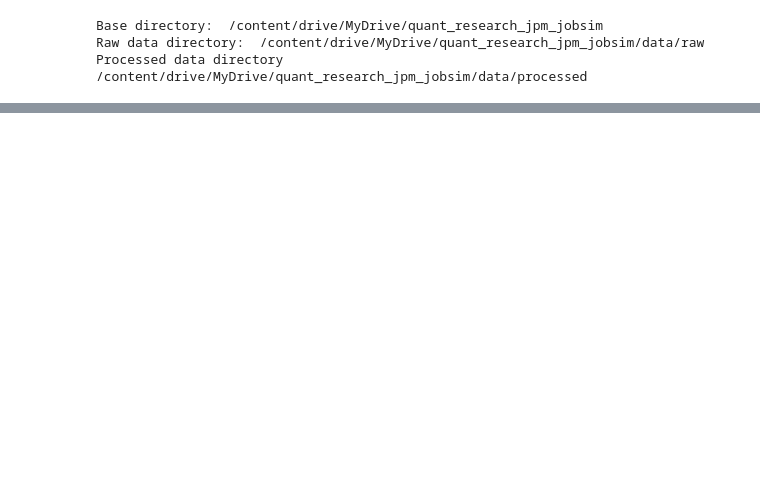
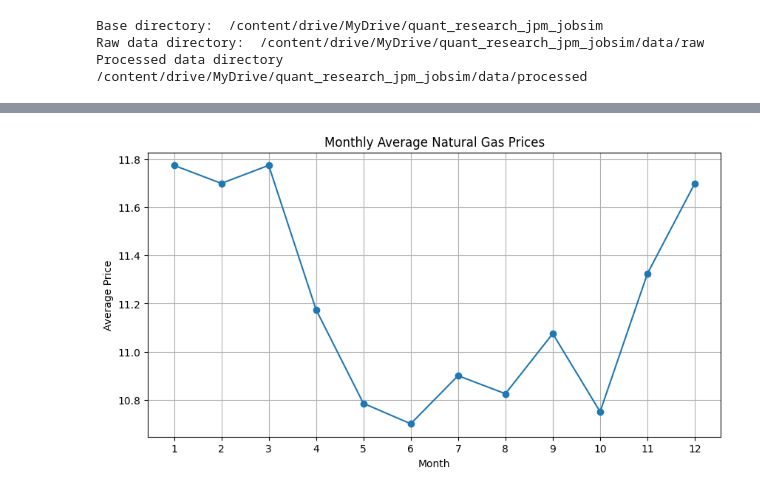
Before and after one commit to aniolarolas/quant-research-pricing-credit-risk, a Jupyter notebook: notebooks/01_gas_price_forecasting.ipynb, the cells around one changed output, grey strips where cells are left out. Saved outputs shown, nothing was run; the diff lists cells and outputs as text; code cells hidden in the pictures; blank space fills up the shorter version.

```diff
--- a/notebooks/01_gas_price_forecasting.ipynb
+++ b/notebooks/01_gas_price_forecasting.ipynb
@@ -27,0 +125,7 @@ import matplotlib.pyplot as plt
+# %%
+df["year"] = df["Dates"].dt.year
+df["month"] = df["Dates"].dt.month
+df["month_name"] = df["Dates"].dt.month_name()
+df["time_index"] = np.arange(len(df))
+
+df.head()
@@ -27,0 +141,3 @@ import matplotlib.pyplot as plt
+# %%
+monthly_avg = df.groupby("month")["Prices"].mean()
+monthly_avg
@@ -27,0 +160,11 @@ import matplotlib.pyplot as plt
+# %%
+plt.figure(figsize=(10, 5))
+plt.plot(monthly_avg.index, monthly_avg.values, marker="o")
+plt.xlabel("Month")
+plt.ylabel("Average Price")
+plt.title("Monthly Average Natural Gas Prices")
+plt.xticks(range(1, 13))
+plt.grid(True)
+plt.show()
+# %% [output]
+[figure, added]
```
Also changed, not shown: parts of 25 cells of this notebook.
